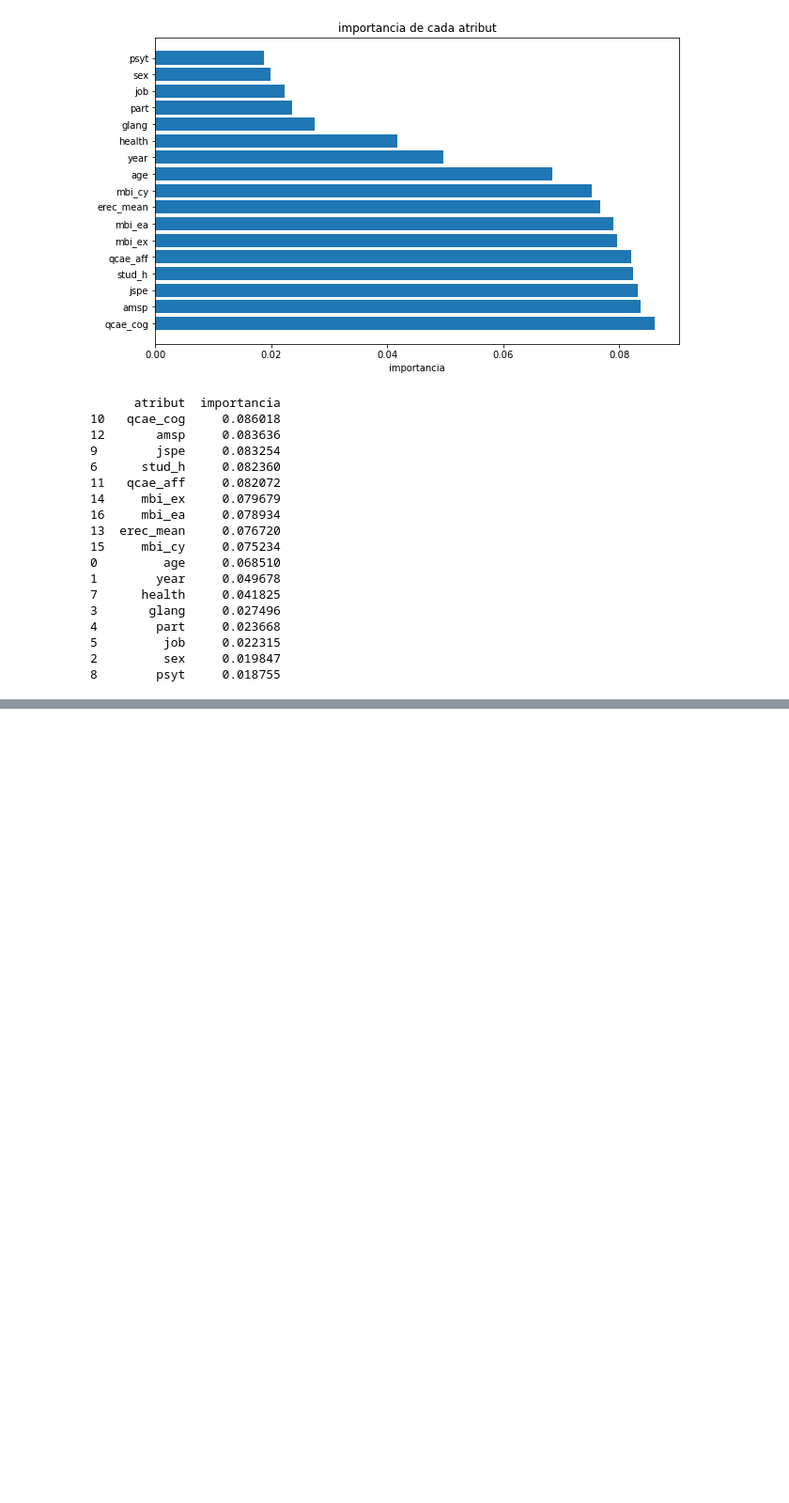
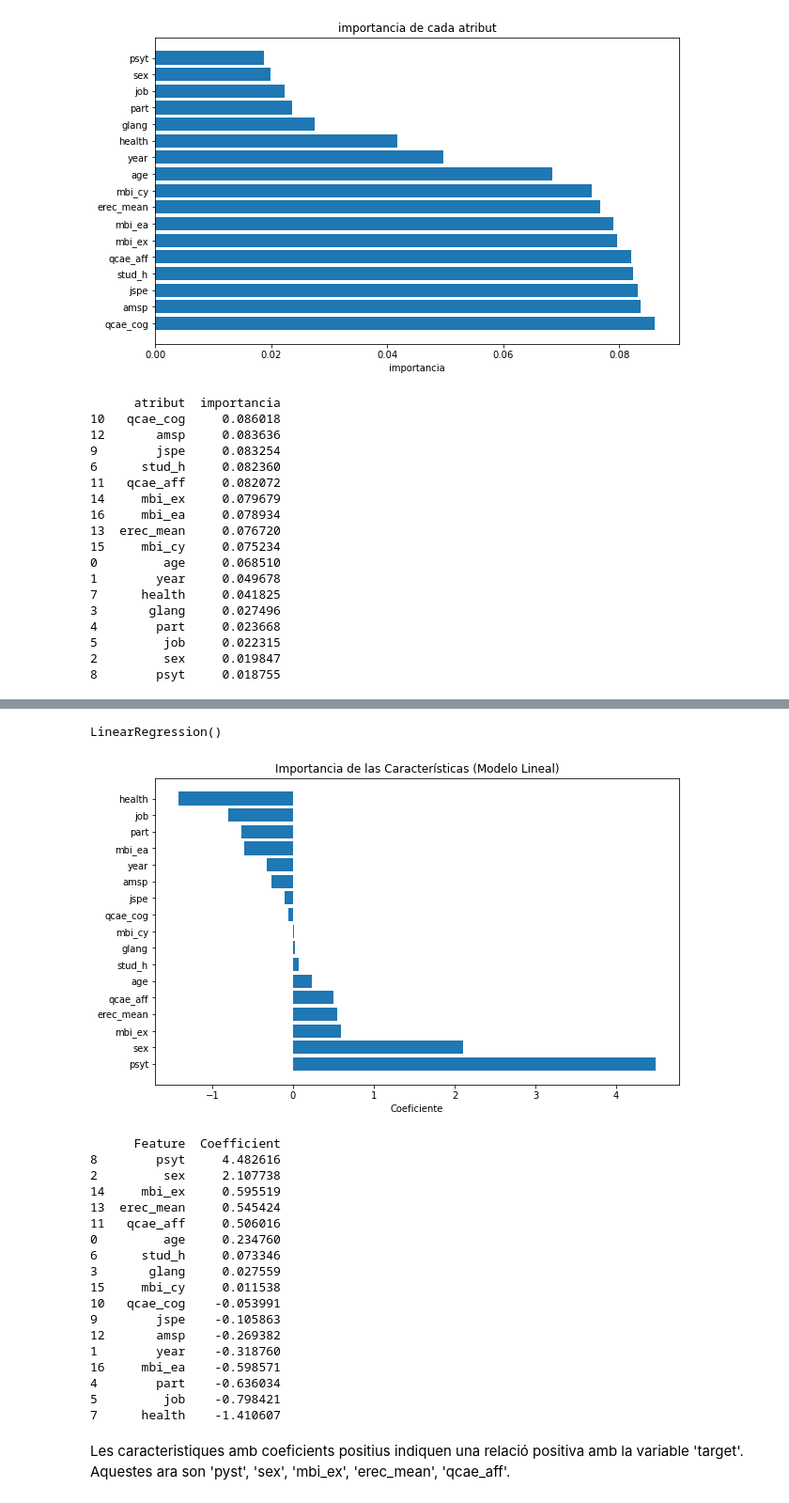
Before and after one commit to DCC-UAB/ACproject-07, a Jupyter notebook: codi/relacio_atributs.ipynb, the cells around one changed output, grey strips where cells are left out. Shown at 94% size. Cells and saved outputs as stored; diff of their text form; code cells hidden in the pictures; blank space fills up the shorter version.

Commit message:
Relació d'atributs finalitzat

```diff
--- a/codi/relacio_atributs.ipynb
+++ b/codi/relacio_atributs.ipynb
@@ -94,0 +109,43 @@ print(importance_df)
+# %%
+X = df.drop('target', axis=1)
+y = df['target']
+# %%
+model = LinearRegression()
+model.fit(X, y)
+# %% [output]
+LinearRegression()
+# %%
+coefficients = model.coef_
+# %%
+importance_df_linear = pd.DataFrame({'Feature': X.columns, 'Coefficient': coefficients})
+importance_df_linear = importance_df_linear.sort_values(by='Coefficient', ascending=False)
+# %%
+plt.figure(figsize=(10, 6))
+plt.barh(importance_df_linear['Feature'], importance_df_linear['Coefficient'])
+plt.xlabel('Coeficiente')
+plt.title('Importancia de las Características (Modelo Lineal)')
+plt.show()
+
+print(importance_df_linear)
+# %% [output]
+[figure, added]
+      Feature  Coefficient
+8        psyt     4.482616
+2         sex     2.107738
+14     mbi_ex     0.595519
+13  erec_mean     0.545424
+11   qcae_aff     0.506016
+0         age     0.234760
+6      stud_h     0.073346
+3       glang     0.027559
+15     mbi_cy     0.011538
+10   qcae_cog    -0.053991
+9        jspe    -0.105863
+12       amsp    -0.269382
+1        year    -0.318760
+16     mbi_ea    -0.598571
+4        part    -0.636034
+5         job    -0.798421
+7      health    -1.410607
+# %% [markdown]
+Les caracteristiques amb coeficients positius indiquen una relació  positiva amb la variable 'target'. Aquestes ara son 'pyst', 'sex', 'mbi_ex', 'erec_mean', 'qcae_aff'.
```
Also changed, not shown: parts of 9 cells of this notebook.
